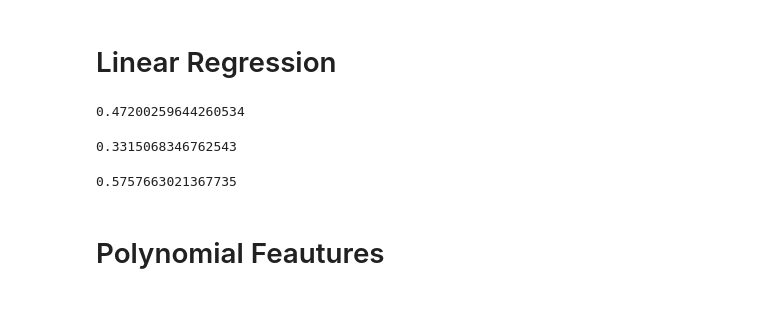
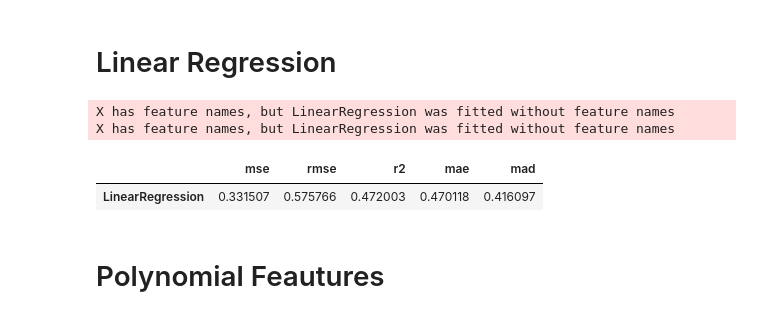
Before and after one commit to Heity94/Compas-recidivism-analysis, a Jupyter notebook: notebooks/Lilit/Final_Random_forest.ipynb, the cells around one changed output. Cells and saved outputs as stored; diff of their text form; code cells hidden in the pictures.

```diff
--- a/notebooks/Lilit/Final_Random_forest.ipynb
+++ b/notebooks/Lilit/Final_Random_forest.ipynb
@@ -216,18 +247,14 @@ X_train, X_test, y_train, y_test = train_test_split(x,y, test_size=0.33)
 linearreg = LinearRegression()
 linearreg.fit(X_train,y_train)
 y_pred = linearreg.predict(X_test)
-# %%
-r2_score(y_test, y_pred)
-# %% [output]
-0.47200259644260534
-# %%
-mean_squared_error(y_test, y_pred)
-# %% [output]
-0.3315068346762543
-# %%
-mean_squared_error(y_test, y_pred, squared=False)
-# %% [output]
-0.5757663021367735
+# %%
+exp_linearreg = dx.Explainer(linearreg, X_test, y_test, verbose=False)
+exp_linearreg.model_performance().result
+# %% [output]
+X has feature names, but LinearRegression was fitted without feature names
+X has feature names, but LinearRegression was fitted without feature names
+|  | mse | rmse | r2 | mae | mad |
+| LinearRegression | 0.331507 | 0.575766 | 0.472003 | 0.470118 | 0.416097 |
 # %% [markdown]
 # Polynomial Feautures
 # %% [markdown]
```
Also changed, not shown: parts of 12 cells of this notebook.
